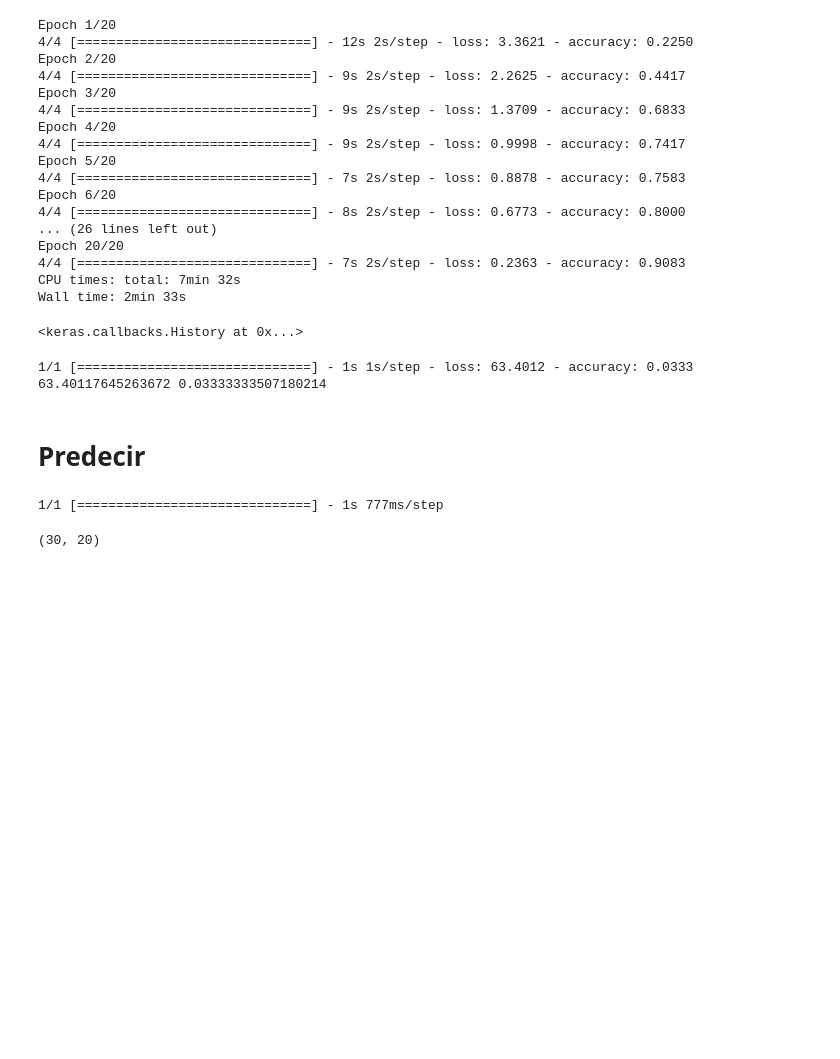
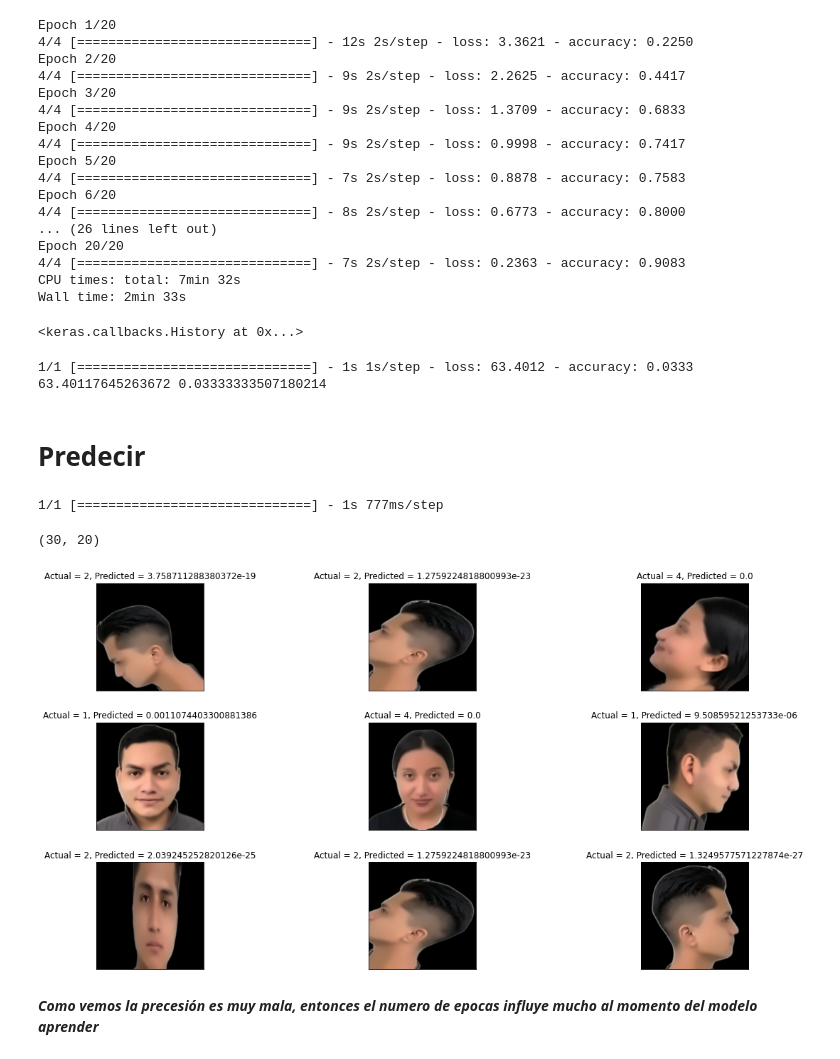
Before and after one commit to JhonZ-Dev/Lab1U3IA, a Jupyter notebook: PrimerExperimento.ipynb, the cells around one changed output. Saved outputs shown, nothing was run; the diff lists cells and outputs as text; code cells hidden in the pictures; blank space fills up the shorter version.

```diff
--- a/PrimerExperimento.ipynb
+++ b/PrimerExperimento.ipynb
@@ -282,3 +282,31 @@ pred.shape
 # %% [output]
 1/1 [==============================] - 1s 777ms/step
 (30, 20)
+# %%
+# Definir el tamaño de las figuras
+plt.figure(1 , figsize = (19 , 10))
+# Definimos un contador
+n = 0
+# Bucle para mostrar las imagenes
+for i in range(9):
+    # Incrementamos el contador
+    n += 1
+    # Obtenemos una imagen aleatoria
+    r = np.random.randint( 0, test_ds.shape[0], 1)
+    # Establecemos la forma de presentar las imagenes
+    plt.subplot(3 , 3 , n)
+    # Ajustamos la forma de mostrar las imagenes
+    plt.subplots_adjust(hspace = 0.3, wspace = 0.3)
+    # obtenemos la imagen actual para mostrar
+    plt.imshow(test_ds[r[0]])
+    # Asignamos las etiquetas
+    plt.title('Actual = {}, Predicted = {}'.format(test_labels[r[0]] , test_labels[r[0]]*pred[r[0]][test_labels[r[0]]]) )
+    # Establecemos la medida x, y
+    plt.xticks([]) , plt.yticks([])
+
+# Mostramos la gráfica
+plt.show()
+# %% [output]
+[figure, added]
+# %% [markdown]
+***Como vemos la precesión es muy mala, entonces el numero de epocas influye mucho al momento del modelo aprender***
```
